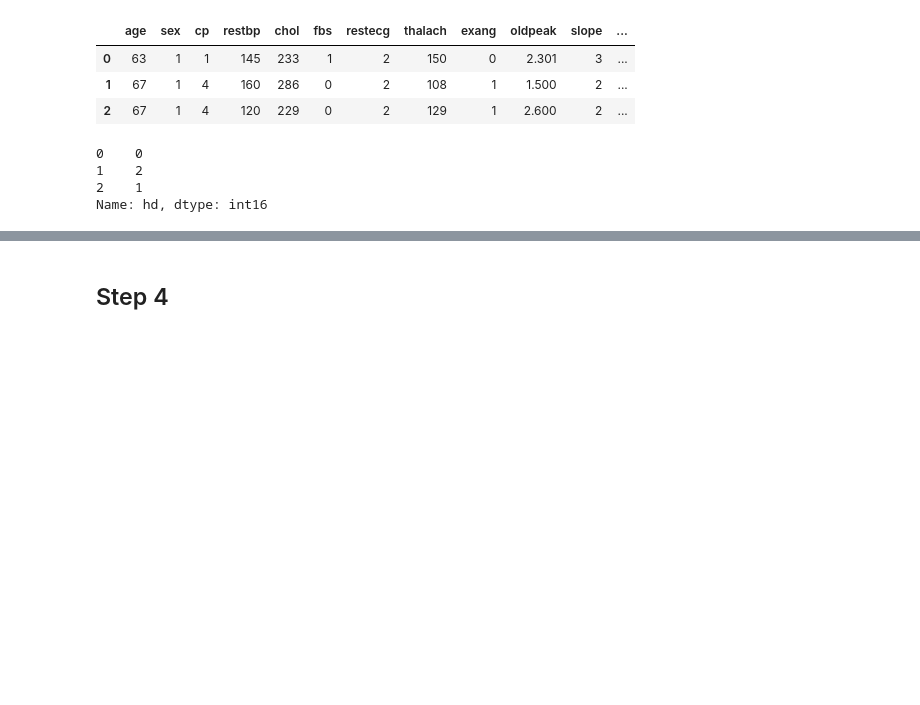
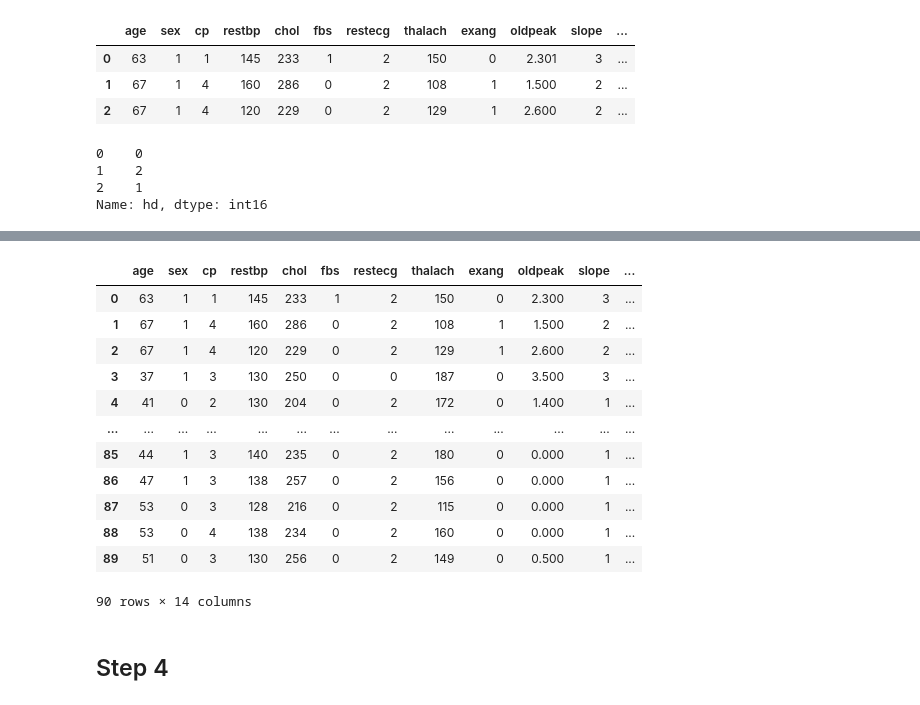
Before and after one commit to unpatel1/20220614_Classification_Tree_Heart_Disease, a Jupyter notebook: Classification_Tree_Heart_Disease.ipynb, the cells around one changed output, grey strips where cells are left out. Drawn from its saved outputs; the diff is of its cells as text; code cells hidden in the pictures; blank space fills up the shorter version.

```diff
--- a/Classification_Tree_Heart_Disease.ipynb
+++ b/Classification_Tree_Heart_Disease.ipynb
@@ -292,2 +388,20 @@ Name: hd, dtype: int16
+# %%
+df_ = pd.read_csv('processed.cleveland.data.csv', header = None)
+df_.columns = ["age","sex","cp","restbp","chol","fbs","restecg","thalach","exang","oldpeak","slope","ca","thal","hd"]
+df_.head(90)
+# %% [output]
+|  | age | sex | cp | restbp | chol | fbs | restecg | thalach | exang | oldpeak | slope | ... |
+| 0 | 63 | 1 | 1 | 145 | 233 | 1 | 2 | 150 | 0 | 2.300 | 3 | ... |
+| 1 | 67 | 1 | 4 | 160 | 286 | 0 | 2 | 108 | 1 | 1.500 | 2 | ... |
+| 2 | 67 | 1 | 4 | 120 | 229 | 0 | 2 | 129 | 1 | 2.600 | 2 | ... |
+| 3 | 37 | 1 | 3 | 130 | 250 | 0 | 0 | 187 | 0 | 3.500 | 3 | ... |
+| 4 | 41 | 0 | 2 | 130 | 204 | 0 | 2 | 172 | 0 | 1.400 | 1 | ... |
+| ... | ... | ... | ... | ... | ... | ... | ... | ... | ... | ... | ... | ... |
+| 85 | 44 | 1 | 3 | 140 | 235 | 0 | 2 | 180 | 0 | 0.000 | 1 | ... |
+| 86 | 47 | 1 | 3 | 138 | 257 | 0 | 2 | 156 | 0 | 0.000 | 1 | ... |
+| 87 | 53 | 0 | 3 | 128 | 216 | 0 | 2 | 115 | 0 | 0.000 | 1 | ... |
+| 88 | 53 | 0 | 4 | 138 | 234 | 0 | 2 | 160 | 0 | 0.000 | 1 | ... |
+| 89 | 51 | 0 | 3 | 130 | 256 | 0 | 2 | 149 | 0 | 0.500 | 1 | ... |
+90 rows × 14 columns
 # %% [markdown]
 ## Step 4
```
Also changed, not shown: parts of 20 cells of this notebook.
